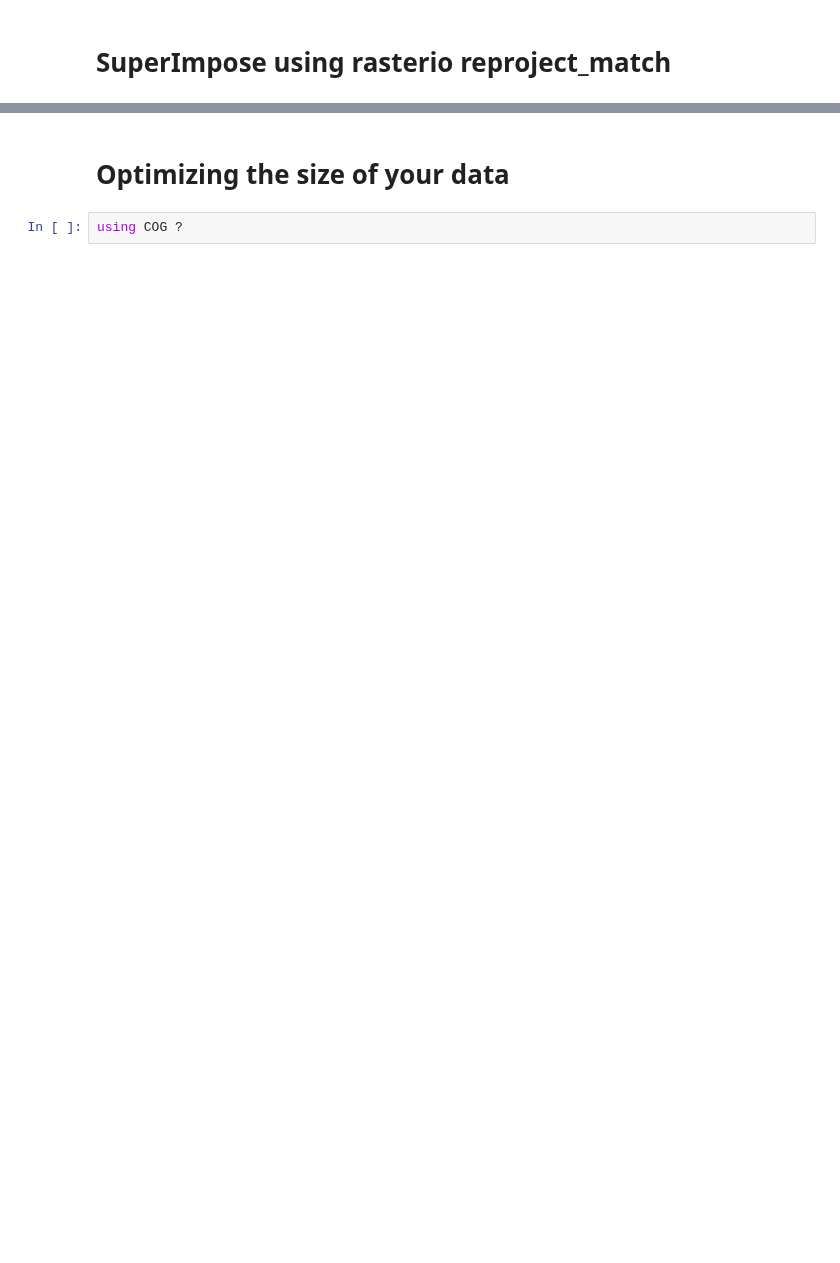
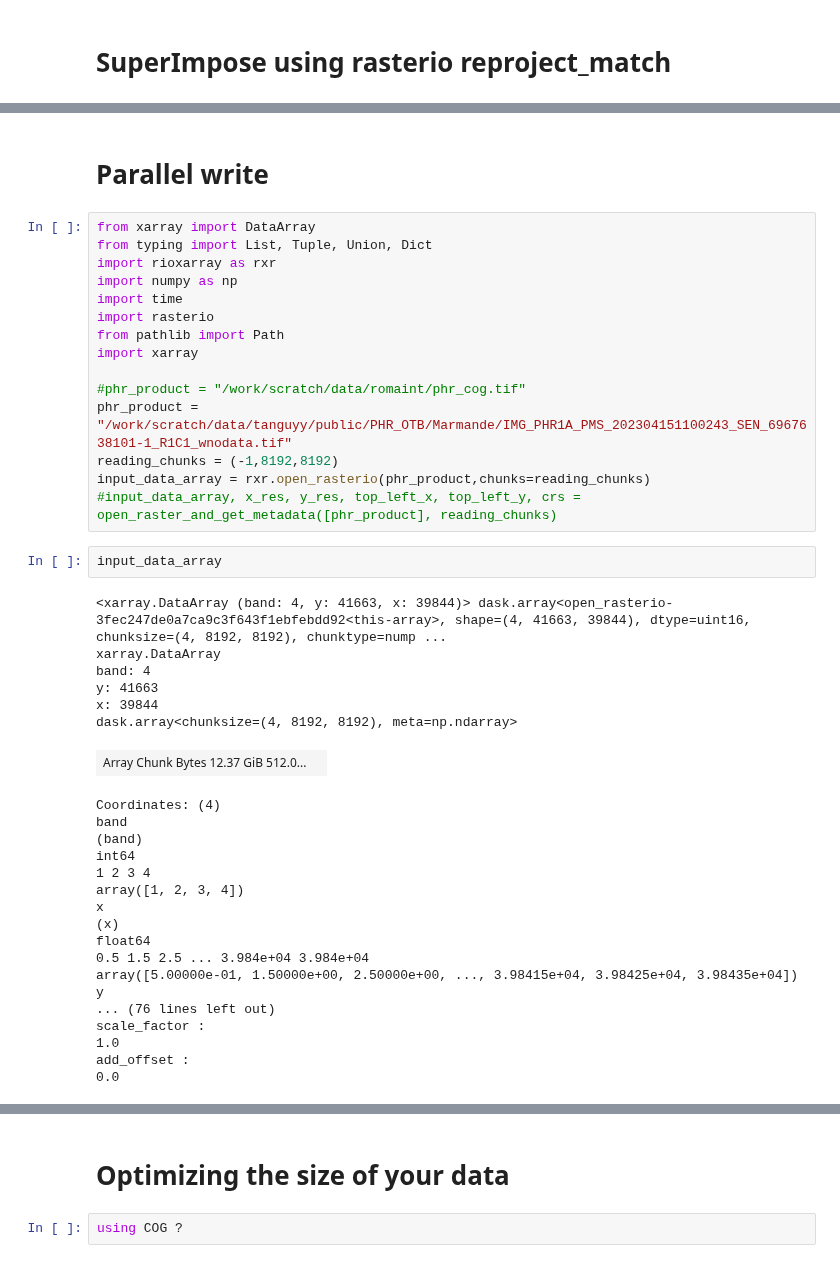
Before and after one commit to tromain/pluto-tuto, a Jupyter notebook: tuto_greenit.ipynb, the cells around one changed output, grey strips where cells are left out. Saved outputs shown, nothing was run; the diff lists cells and outputs as text; blank space fills up the shorter version.

```diff
--- a/tuto_greenit.ipynb
+++ b/tuto_greenit.ipynb
@@ -383,0 +425,44 @@ Wall time: 12.5 s
+# %% [markdown]
+# Parallel write
+# %%
+from xarray import DataArray
+from typing import List, Tuple, Union, Dict
+import rioxarray as rxr
+import numpy as np
+import time
+import rasterio
+from pathlib import Path
+import xarray
+
+#phr_product = "/work/scratch/data/romaint/phr_cog.tif"
+phr_product = "/work/scratch/data/tanguyy/public/PHR_OTB/Marmande/IMG_PHR1A_PMS_202304151100243_SEN_6967638101-1_R1C1_wnodata.tif"
+reading_chunks = (-1,8192,8192)
+input_data_array = rxr.open_rasterio(phr_product,chunks=reading_chunks)
+#input_data_array, x_res, y_res, top_left_x, top_left_y, crs = open_raster_and_get_metadata([phr_product], reading_chunks)
+# %%
+input_data_array
+# %% [output]
+<xarray.DataArray (band: 4, y: 41663, x: 39844)> dask.array<open_rasterio-3fec247de0a7ca9c3f643f1ebfebdd92<this-array>, shape=(4, 41663, 39844), dtype=uint16, chunksize=(4, 8192, 8192), chunktype=nump ...
+xarray.DataArray
+band: 4
+y: 41663
+x: 39844
+dask.array<chunksize=(4, 8192, 8192), meta=np.ndarray>
+| Array Chunk Bytes 12.37 GiB 512.0... |  |
+Coordinates: (4)
+band
+(band)
+int64
+1 2 3 4
+array([1, 2, 3, 4])
+x
+(x)
+float64
+0.5 1.5 2.5 ... 3.984e+04 3.984e+04
+array([5.00000e-01, 1.50000e+00, 2.50000e+00, ..., 3.98415e+04, 3.98425e+04, 3.98435e+04])
+y
+... (76 lines left out)
+scale_factor :
+1.0
+add_offset :
+0.0
```
Also changed, not shown: parts of 21 cells of this notebook.
